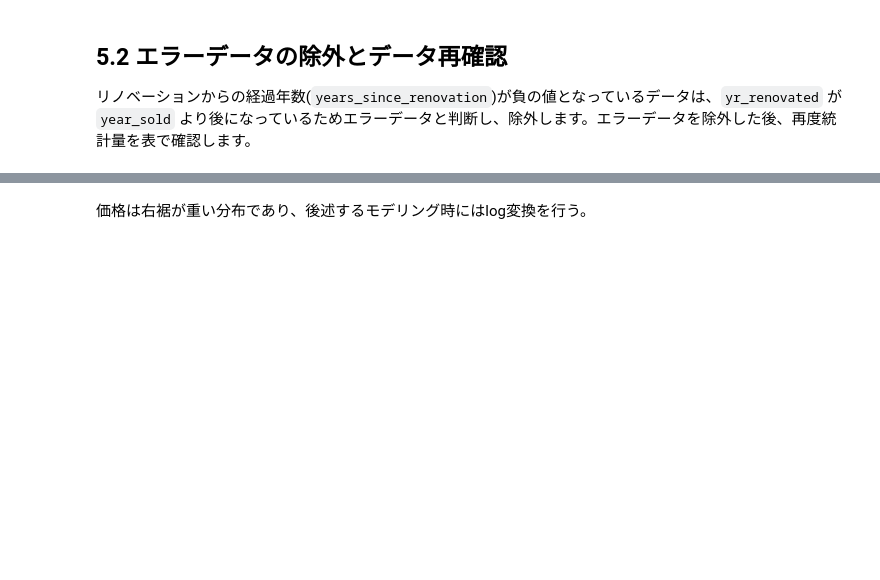
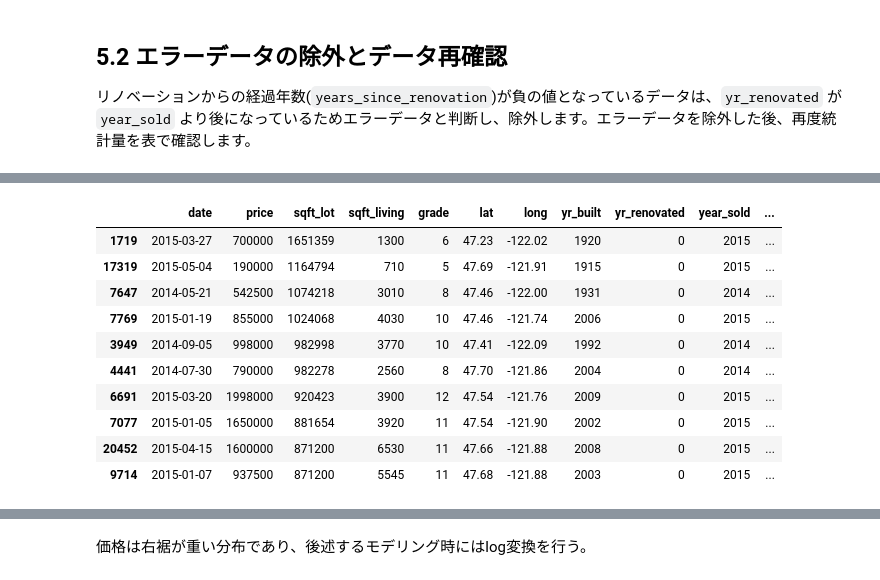
Before and after one commit to Naisinn/dataScientist_exam, a Jupyter notebook: analisis.ipynb, the cells around one changed output, grey strips where cells are left out. Saved outputs shown, nothing was run; the diff lists cells and outputs as text; code cells hidden in the pictures; blank space fills up the shorter version.

```diff
--- a/analisis.ipynb
+++ b/analisis.ipynb
@@ -215,0 +220,16 @@ display(describe_df)
+# %%
+# 敷地面積が大きい上位10個のデータを抽出
+top10_sqft_lot = data.sort_values(by='sqft_lot', ascending=False).head(10)
+display(top10_sqft_lot)
+# %% [output]
+|  | date | price | sqft_lot | sqft_living | grade | lat | long | yr_built | yr_renovated | year_sold | ... |
+| 1719 | 2015-03-27 | 700000 | 1651359 | 1300 | 6 | 47.23 | -122.02 | 1920 | 0 | 2015 | ... |
+| 17319 | 2015-05-04 | 190000 | 1164794 | 710 | 5 | 47.69 | -121.91 | 1915 | 0 | 2015 | ... |
+| 7647 | 2014-05-21 | 542500 | 1074218 | 3010 | 8 | 47.46 | -122.00 | 1931 | 0 | 2014 | ... |
+| 7769 | 2015-01-19 | 855000 | 1024068 | 4030 | 10 | 47.46 | -121.74 | 2006 | 0 | 2015 | ... |
+| 3949 | 2014-09-05 | 998000 | 982998 | 3770 | 10 | 47.41 | -122.09 | 1992 | 0 | 2014 | ... |
+| 4441 | 2014-07-30 | 790000 | 982278 | 2560 | 8 | 47.70 | -121.86 | 2004 | 0 | 2014 | ... |
+| 6691 | 2015-03-20 | 1998000 | 920423 | 3900 | 12 | 47.54 | -121.76 | 2009 | 0 | 2015 | ... |
+| 7077 | 2015-01-05 | 1650000 | 881654 | 3920 | 11 | 47.54 | -121.90 | 2002 | 0 | 2015 | ... |
+| 20452 | 2015-04-15 | 1600000 | 871200 | 6530 | 11 | 47.66 | -121.88 | 2008 | 0 | 2015 | ... |
+| 9714 | 2015-01-07 | 937500 | 871200 | 5545 | 11 | 47.68 | -121.88 | 2003 | 0 | 2015 | ... |
```
Also changed, not shown: parts of 10 cells of this notebook.
